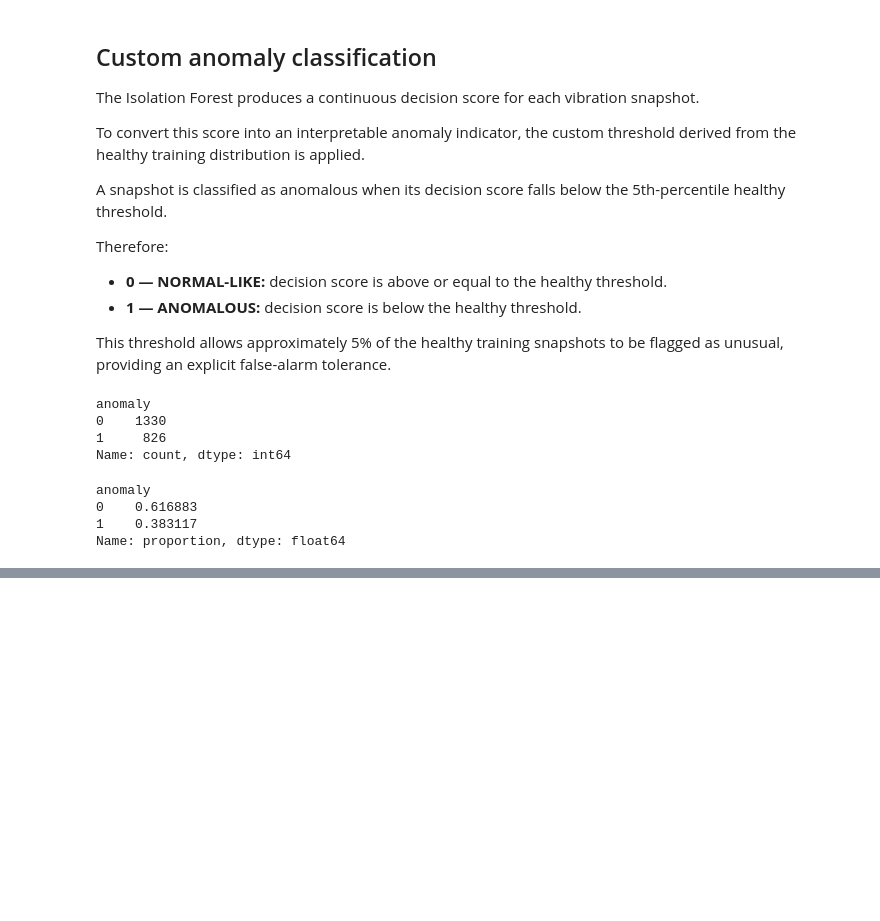
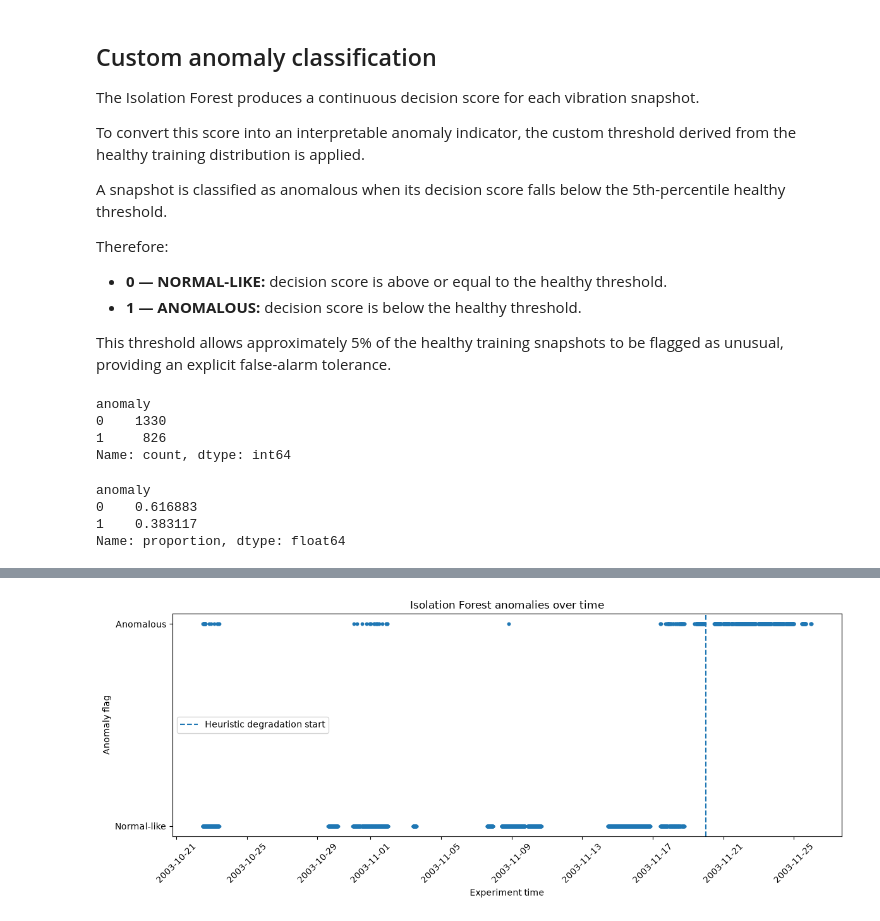
Before and after one commit to amedeone03/machineguard, a Jupyter notebook: notebooks/02_feature_analysis.ipynb, the cells around one changed output, grey strips where cells are left out. Saved outputs shown, nothing was run; the diff lists cells and outputs as text; code cells hidden in the pictures; blank space fills up the shorter version.

```diff
--- a/notebooks/02_feature_analysis.ipynb
+++ b/notebooks/02_feature_analysis.ipynb
@@ -578,0 +661,27 @@ Name: proportion, dtype: float64
+# %%
+plt.figure(figsize=(12, 5))
+
+plt.scatter(
+    features_df["timestamp"],
+    features_df["anomaly"],
+    s=10,
+)
+
+plt.axvline(
+    degradation_start,
+    linestyle="--",
+    label="Heuristic degradation start",
+)
+
+plt.xlabel("Experiment time")
+plt.ylabel("Anomaly flag")
+plt.title("Isolation Forest anomalies over time")
+
+plt.yticks([0, 1], ["Normal-like", "Anomalous"])
+plt.legend()
+
+plt.xticks(rotation=45)
+plt.tight_layout()
+plt.show()
+# %% [output]
+[figure, added]
```
Also changed, not shown: parts of 13 cells of this notebook.
